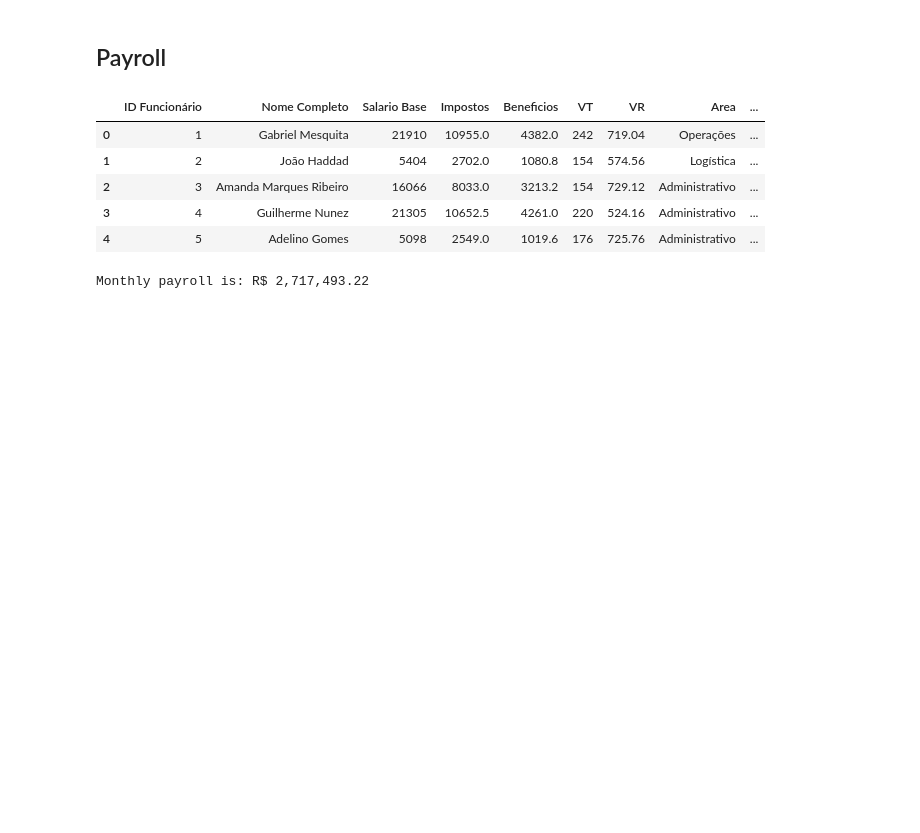
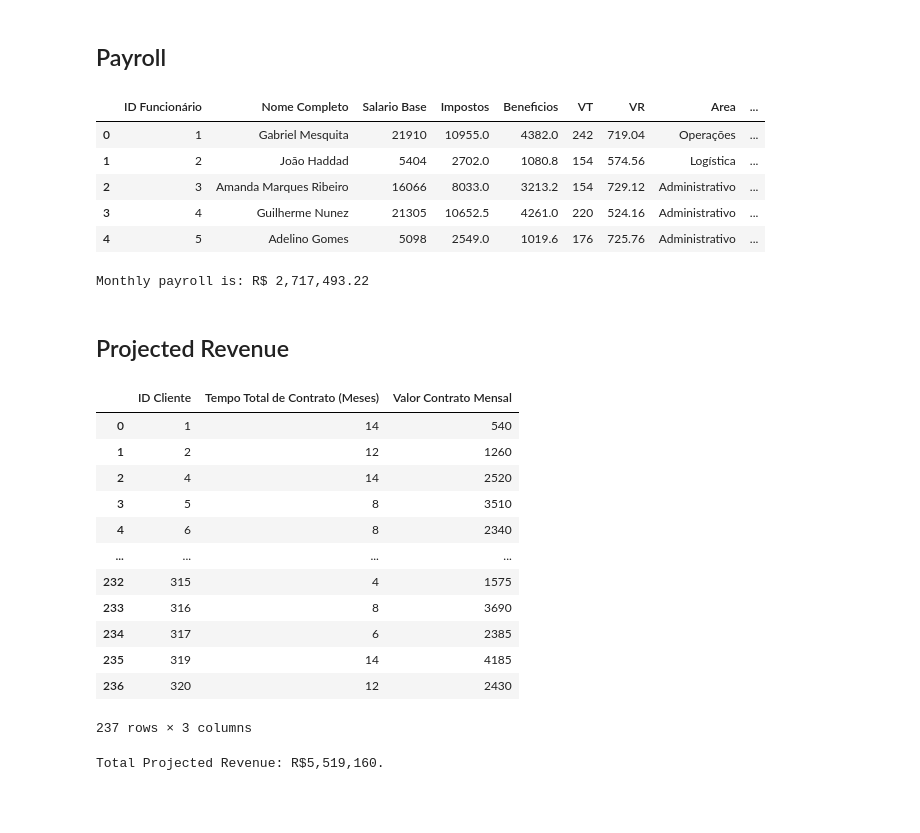
Before and after one commit to igornunespatricio/Python-Course, a Jupyter notebook: Data Analysis/Mini Project/code.ipynb, the cells around one changed output. Saved outputs shown, nothing was run; the diff lists cells and outputs as text; code cells hidden in the pictures; blank space fills up the shorter version.

Commit message:
Add Projected Revenue

```diff
--- a/Data Analysis/Mini Project/code.ipynb
+++ b/Data Analysis/Mini Project/code.ipynb
@@ -61,3 +61,29 @@ totalPayroll = employees['Total Salary'].sum()
 print(f'Monthly payroll is: R$ {totalPayroll:,}')
 # %% [output]
 Monthly payroll is: R$ 2,717,493.22
+# %% [markdown]
+## Projected Revenue
+# %%
+projRevenue = factServices[['ID Cliente', 'Tempo Total de Contrato (Meses)']].merge(clients[['ID Cliente', 'Valor Contrato Mensal']], on='ID Cliente')
+display(projRevenue)
+# %% [output]
+|  | ID Cliente | Tempo Total de Contrato (Meses) | Valor Contrato Mensal |
+| 0 | 1 | 14 | 540 |
+| 1 | 2 | 12 | 1260 |
+| 2 | 4 | 14 | 2520 |
+| 3 | 5 | 8 | 3510 |
+| 4 | 6 | 8 | 2340 |
+| ... | ... | ... | ... |
+| 232 | 315 | 4 | 1575 |
+| 233 | 316 | 8 | 3690 |
+| 234 | 317 | 6 | 2385 |
+| 235 | 319 | 14 | 4185 |
+| 236 | 320 | 12 | 2430 |
+237 rows × 3 columns
+# %%
+totalProjRevenue = (projRevenue['Tempo Total de Contrato (Meses)'] * projRevenue['Valor Contrato Mensal']).sum()
+print(f'Total Projected Revenue: R${totalProjRevenue:,}.')
+# %% [output]
+Total Projected Revenue: R$5,519,160.
+# %% [markdown]
+##
```
